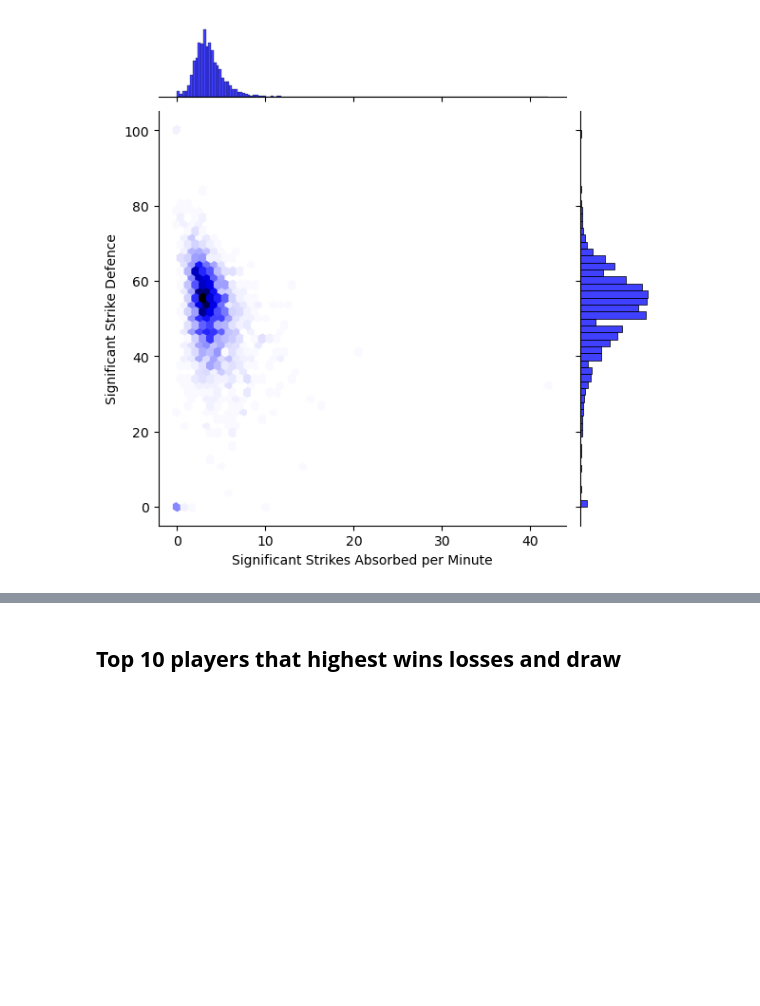
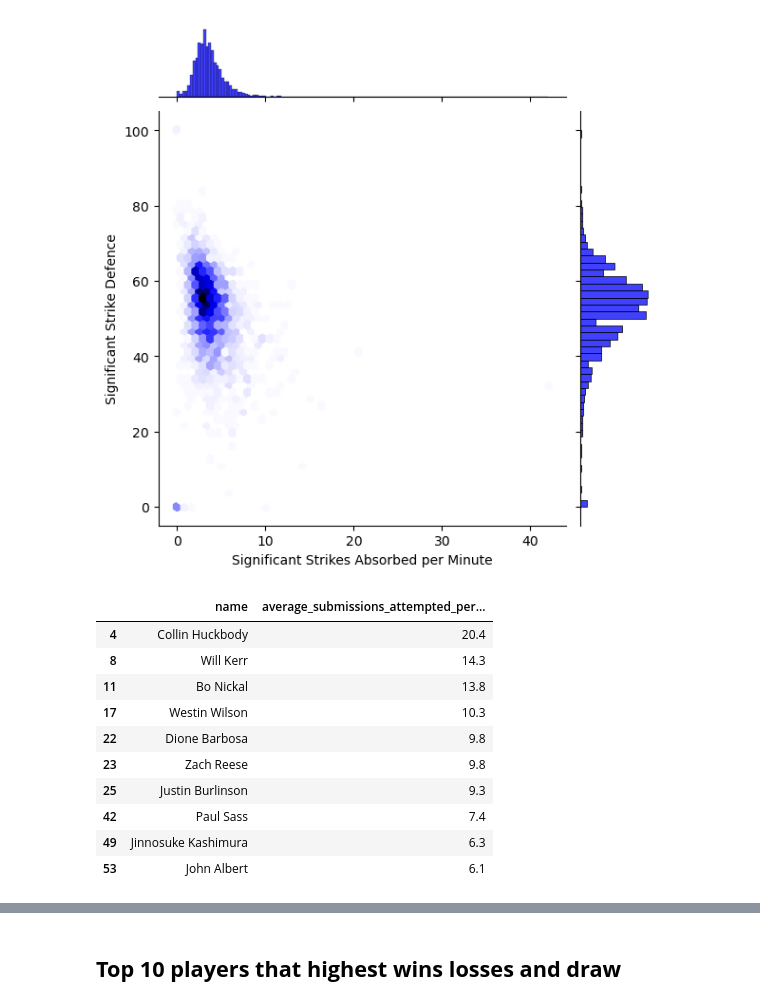
Before and after one commit to chanupadeshan/UFC-Fighters-Statistics-2024, a Jupyter notebook: main.ipynb, the cells around one changed output, grey strips where cells are left out. Saved outputs shown, nothing was run; the diff lists cells and outputs as text; code cells hidden in the pictures; blank space fills up the shorter version.

```diff
--- a/main.ipynb
+++ b/main.ipynb
@@ -495,3 +501,18 @@ plt.ylabel("Significant Strike Defence")
 # %% [output]
 Text(37.597222222222214, 0.5, 'Significant Strike Defence')
 [figure]
+# %%
+average_submission = df.sort_values(by= "average_submissions_attempted_per_15_minutes" ,ascending=False).head(10)
+average_submission[["name","average_submissions_attempted_per_15_minutes"]]
+# %% [output]
+|  | name | average_submissions_attempted_per... |
+| 4 | Collin Huckbody | 20.4 |
+| 8 | Will Kerr | 14.3 |
+| 11 | Bo Nickal | 13.8 |
+| 17 | Westin Wilson | 10.3 |
+| 22 | Dione Barbosa | 9.8 |
+| 23 | Zach Reese | 9.8 |
+| 25 | Justin Burlinson | 9.3 |
+| 42 | Paul Sass | 7.4 |
+| 49 | Jinnosuke Kashimura | 6.3 |
+| 53 | John Albert | 6.1 |
```
Also changed, not shown: parts of 2 cells of this notebook.
